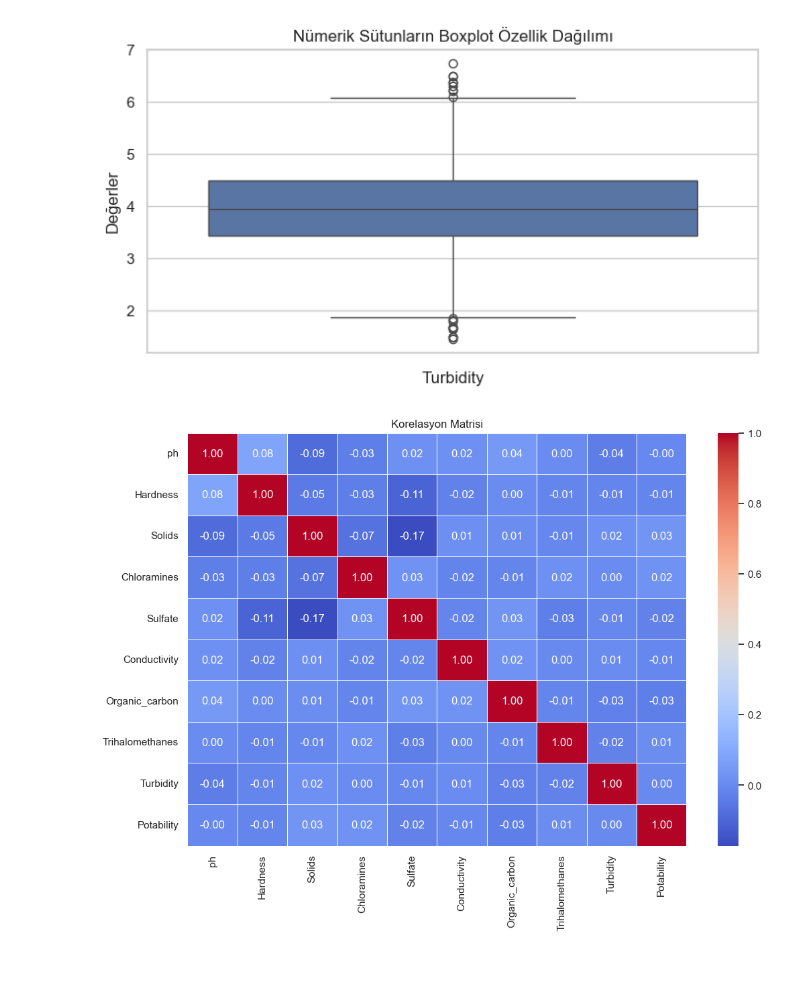
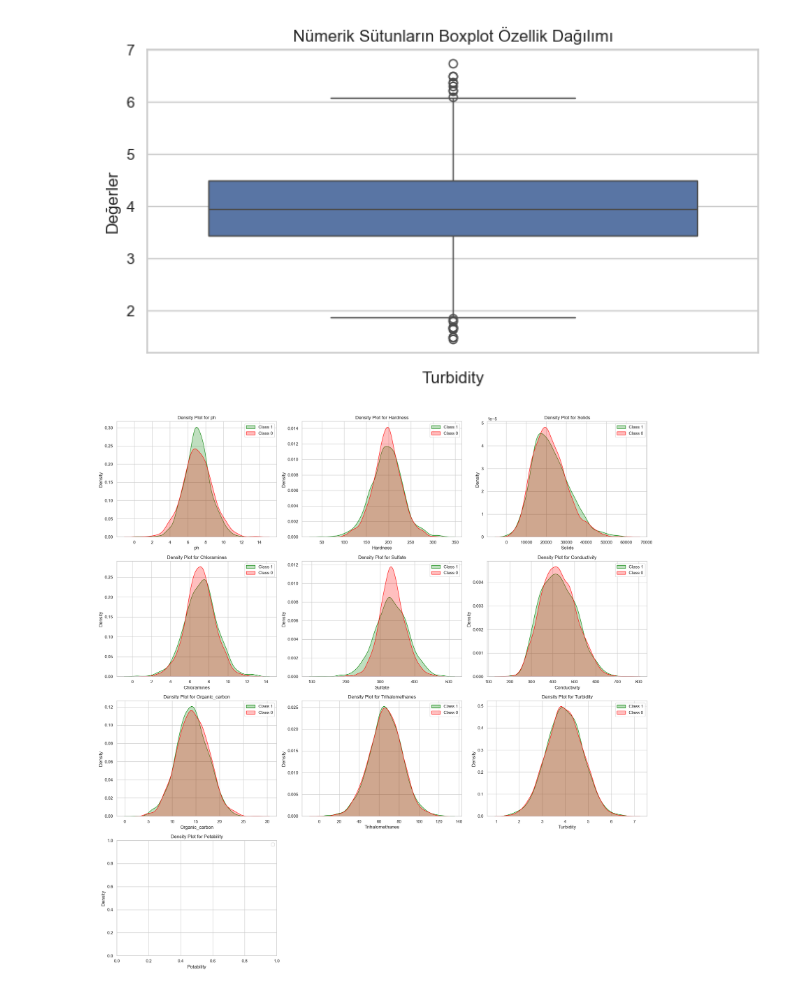
Before and after one commit to sudeozkanoglu/waterPotability_ML, a Jupyter notebook: Untitled.ipynb, the cells around one changed output. Saved outputs shown, nothing was run; the diff lists cells and outputs as text; code cells hidden in the pictures.

```diff
--- a/Untitled.ipynb
+++ b/Untitled.ipynb
@@ -80,31 +89,60 @@ def boxplot_df(dataframe):
     col_name = df.columns[-1]
     df_new = dataframe.drop(labels=col_name, axis=1)
     for column in df_new.columns:
         plt.figure(figsize=(8,4))
         sns.boxplot(data=dataframe[column])
         plt.title("Nümerik Sütunların Boxplot Özellik Dağılımı")
         plt.xlabel(column)
         plt.ylabel("Değerler")
         plt.show()
 
 boxplot_df(df)
 
+# KERNEL DENSITY ESTIMATION (KDE) PLOT
+def target_density_est_with_num_subplot(dataframe, target, numerical_cols):
+    # Subplot düzeni
+    n_cols = 3  # Her satırda 3 grafik
+    n_rows = (len(numerical_cols) + n_cols - 1) // n_cols  # Satır sayısını
+
+    fig, axes = plt.subplots(n_rows, n_cols, figsize=(20, n_rows * 5))  # Subplotlar için genel boyut
+    axes = axes.flatten()  # Subplotları listeye dönüştürme
+
+    # Grafiklerin oluşturulması
+    for i, col in enumerate(numerical_cols):
+        ax = axes[i]  # İlgili subplot ekseni
+        sns.kdeplot(dataframe[col][dataframe[target] == 1], color="green", shade=True, ax=ax)
+        sns.kdeplot(dataframe[col][dataframe[target] == 0], color="red", shade=True, ax=ax)
+        ax.set_title(f"Density Plot for {col}")
+        ax.legend(['Class 1', 'Class 0'])
+        ax.set_xlabel(col)
+        ax.set_ylabel("Density")
+
+    # Boş kalan eksenler
+    for j in range(len(numerical_cols), len(axes)):
+        axes[j].axis("off")
+
+    plt.tight_layout()
+    plt.show()
+
+num_cols = df.select_dtypes(include=["float64", "int64"]).columns  # Sadece sayısal sütunlar
+target_density_est_with_num_subplot(df, "Potability", num_cols)
+
 # KORELASYON MATRİSİ
 corr_matrix = df.corr()
 plt.figure(figsize=(12, 8))
 sns.heatmap(corr_matrix, annot=True, fmt=".2f", cmap="coolwarm", linewidths=0.5)
 plt.title("Korelasyon Matrisi")
 plt.show()
 # %% [output]
 [figure]
 [figure]
 [figure]
 [figure]
 [figure]
 [figure]
 [figure]
 [figure]
 [figure]
 [figure]
 [figure]
-[figure, old version]
+[figure, new version]
```
Also changed, not shown: parts of 7 cells of this notebook.
